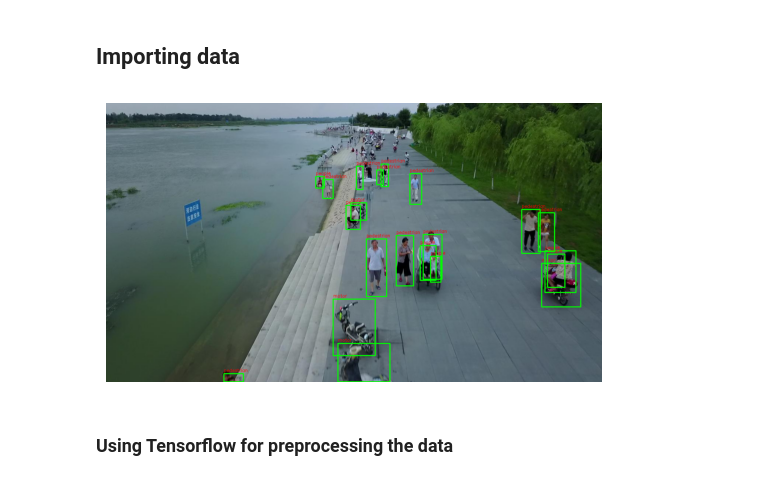
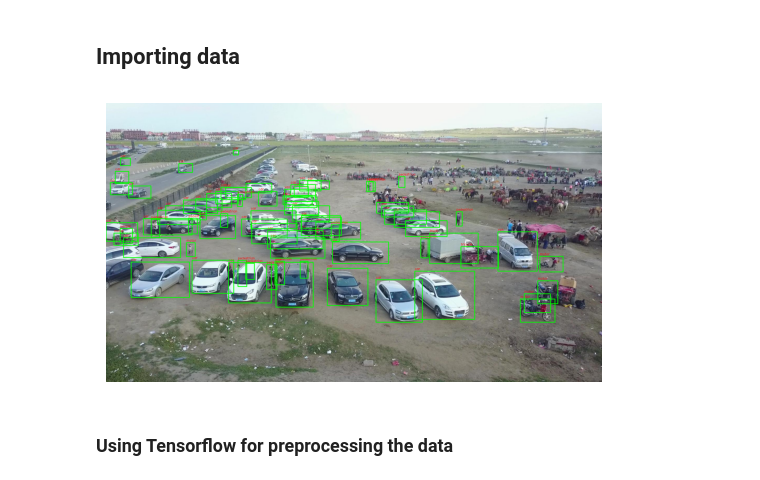
Before and after one commit to sidpatondikar/Video-object-detection, a Jupyter notebook: src/model_prep.ipynb, the cells around one changed output. Saved outputs shown, nothing was run; the diff lists cells and outputs as text; code cells hidden in the pictures.

```diff
--- a/src/model_prep.ipynb
+++ b/src/model_prep.ipynb
@@ -41,7 +41,7 @@ visdrone_labels = {
     10: "motor"
 }
 
-mot17_labels = {1: "people"}  # single-class
+mot17_labels = {1: "pedestrian"}  # single-class
 # %%
 # --- Root directory for datasets ---
 data_root = "../data"
@@ -141,14 +141,14 @@ def show_frame_with_boxes(img_path, boxes, class_labels):
     plt.show()
 # %%
 # Load a sequence (0 = MOT17, 1 = VisDrone)
-sequence_info = train_folders[2]
+sequence_info = train_folders[1]
 img_files, annotations, labels = load_sequence(sequence_info)
 
 # Show a frame
 frame_id = 10
 show_frame_with_boxes(img_files[frame_id], annotations.get(frame_id + 1, []), labels)
 # %% [output]
-[figure, old version]
+[figure, new version]
 # %% [markdown]
 ### Using Tensorflow for preprocessing the data
 # %%
```
Also changed, not shown: parts of 10 cells of this notebook.
